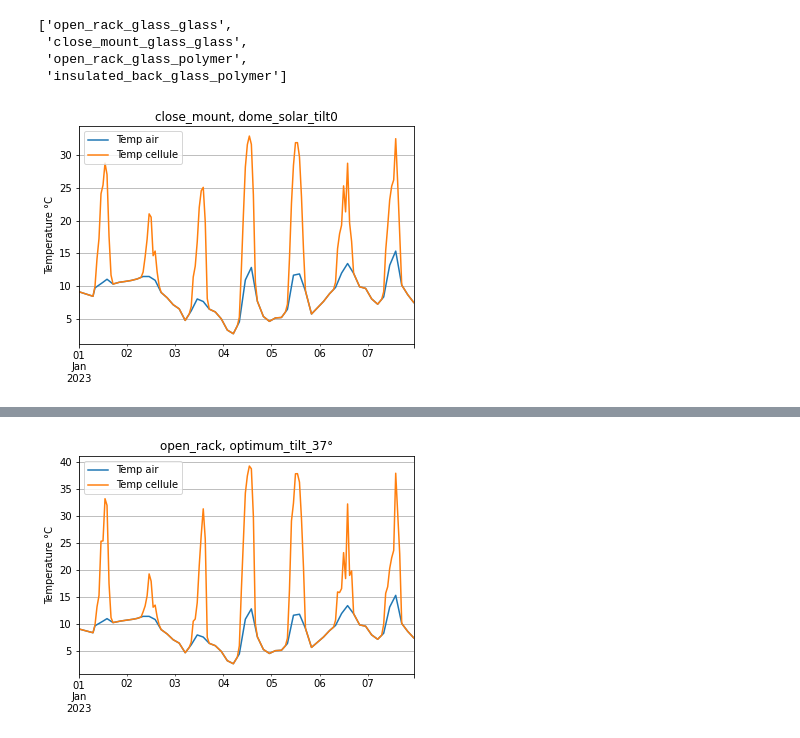
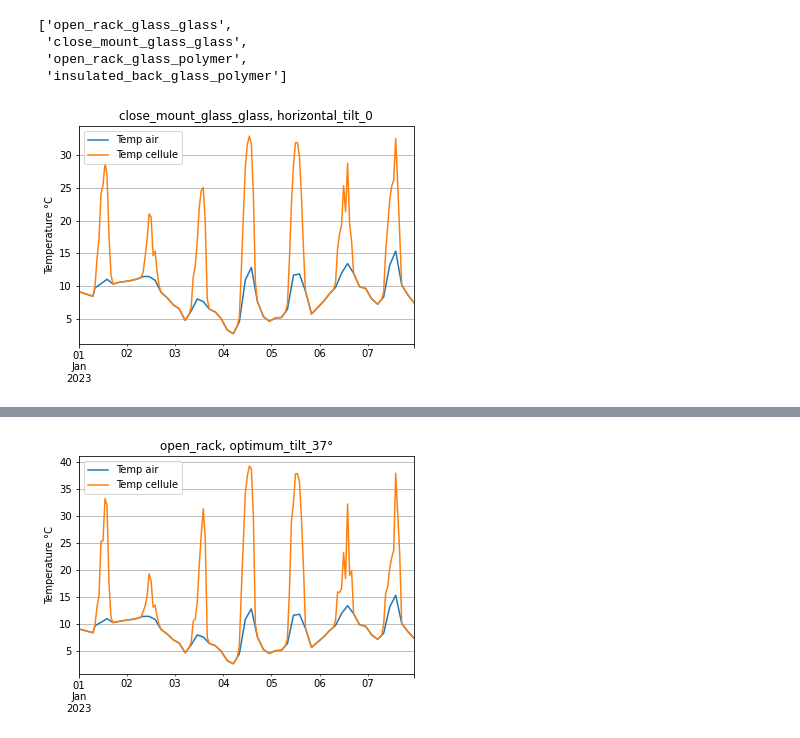
Before and after one commit to BenjaminDeporte/PV, a Jupyter notebook: Code/TutoPVlib.ipynb, the cells around one changed output, grey strips where cells are left out. Cells and saved outputs as stored; diff of their text form; code cells hidden in the pictures.

```diff
--- a/Code/TutoPVlib.ipynb
+++ b/Code/TutoPVlib.ipynb
@@ -123,9 +123,8 @@ solar_position.head()
 # POA geometry definition
 
 tilts = {
-    'dome_solar_tilt0' : 0.0,
-    'flat_fix_fusion' : 13.0,
-    'optimum' : 37.0
+    'horizontal_tilt_0' : 0.0,
+    'optimum_tilt_37' : 37.0
 }
 
 azimuth = 180
@@ -183,7 +179,7 @@ POA global annuel = 1526 kWh/m²
 # %% [markdown]
 # Choix CONFIG
 # %%
-tilt_choisi = 'dome_solar_tilt0'
+tilt_choisi = 'horizontal_tilt_0'
 # %% [markdown]
 # Module Temperature
 
@@ -203,7 +199,9 @@ list(all_parameters.keys())
  'open_rack_glass_polymer',
  'insulated_back_glass_polymer']
 # %%
-parameters = all_parameters['close_mount_glass_glass']   # approprié pour les fixations à tilt = 0° (Dome Solar) et 13° (Flat Fix Fusion)
+methode = 'close_mount_glass_glass'
+
+parameters = all_parameters[methode]   # approprié pour les fixations à tilt = 0° (Dome Solar)
 # %%
 cell_temperature = pvlib.temperature.sapm_cell(
     dfs_poa.get(tilt_choisi)['poa_global'],   # valeurs horaires de l'irradiance sur POA
@@ -214,10 +212,10 @@ cell_temperature = pvlib.temperature.sapm_cell(
 # %%
 df_weather['temp_air'].head(24*7).plot()
 cell_temperature.head(24*7).plot()
 plt.grid()
 plt.legend(['Temp air', 'Temp cellule'])
 plt.ylabel('Temperature °C')
-plt.title(f"close_mount, {tilt_choisi}")
+plt.title(f"{methode}, {tilt_choisi}")
 plt.show()
 # %% [output]
-[figure, old version]
+[figure, new version]
```
Also changed, not shown: parts of 11 cells of this notebook.
